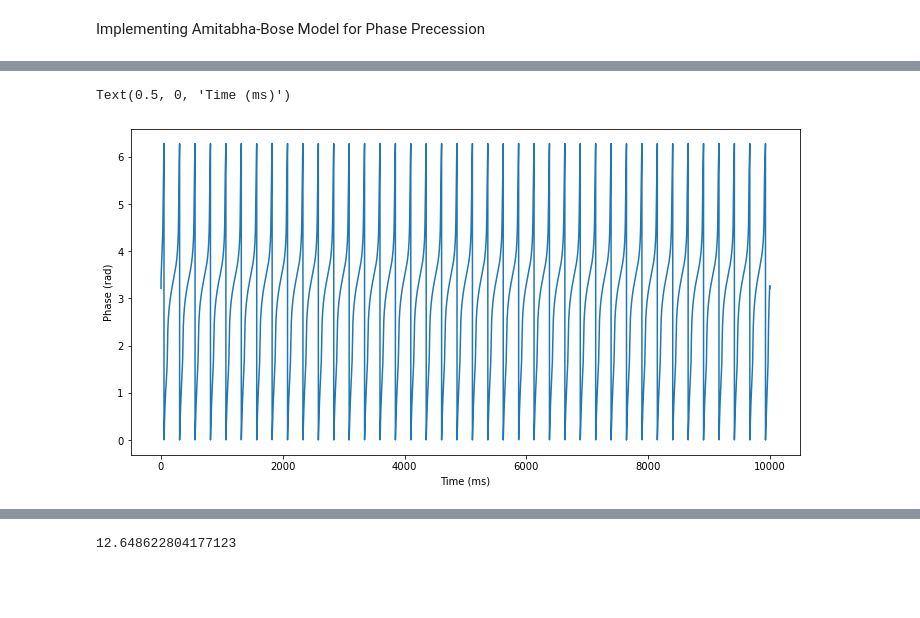
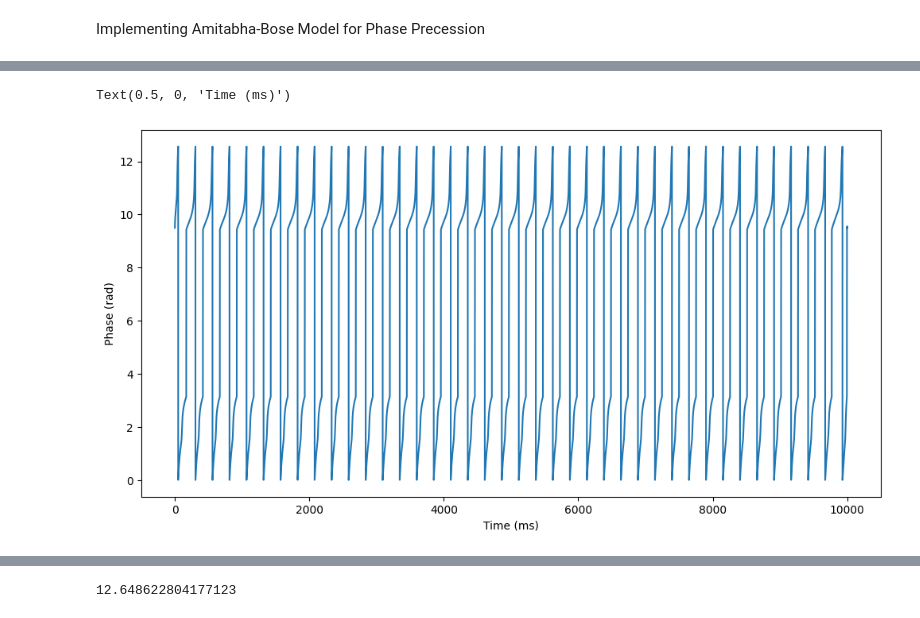
Before and after one commit to tiny-infinity/GridCellsTheta, a Jupyter notebook: amit_bose_diffeq.ipynb, the cells around one changed output, grey strips where cells are left out. Saved outputs shown, nothing was run; the diff lists cells and outputs as text; code cells hidden in the pictures; blank space fills up the shorter version.

```diff
--- a/amit_bose_diffeq.ipynb
+++ b/amit_bose_diffeq.ipynb
@@ -143,18 +143,18 @@ plt.show()
 # %%
 from scipy.signal import hilbert
 
 theta_signal = Vt_sol   # use thalamic cell as theta reference
 
 analytic_signal = hilbert(theta_signal)
 phase = np.angle(analytic_signal)      # in [-pi, pi]
-phase = np.mod(phase, 2*np.pi)         # convert to [0, 2pi]
+phase = np.mod(phase, 4*np.pi)         # convert to [0, 2pi]
 plt.figure(figsize=(12,6))
 plt.plot(t, phase)
 plt.ylabel("Phase (rad)")
 plt.xlabel("Time (ms)")
 # %% [output]
 Text(0.5, 0, 'Time (ms)')
-[figure, old version]
+[figure, new version]
 # %%
 spike_times = []
 threshold = 0
```
Also changed, not shown: parts of 2 cells of this notebook, 59 other files.
